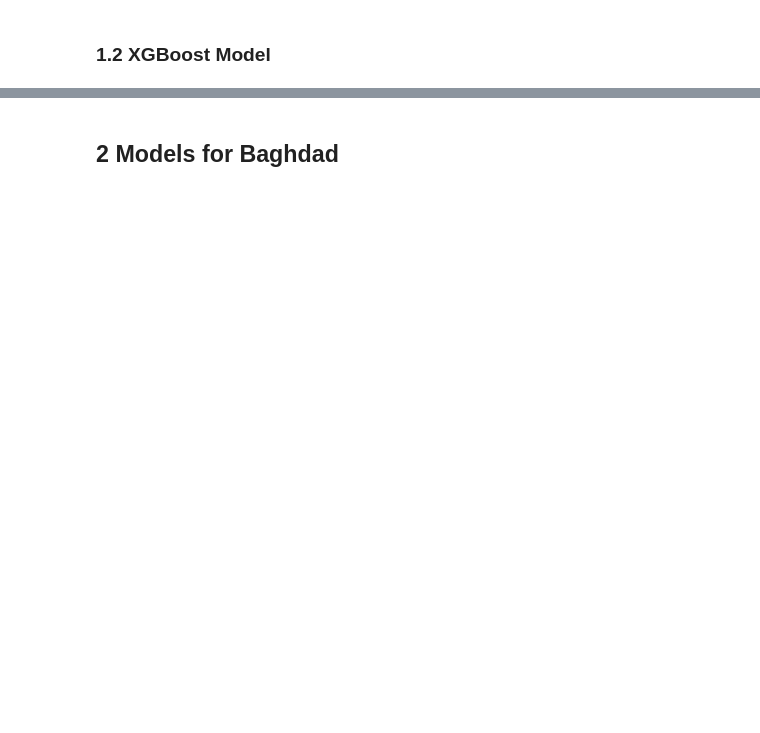
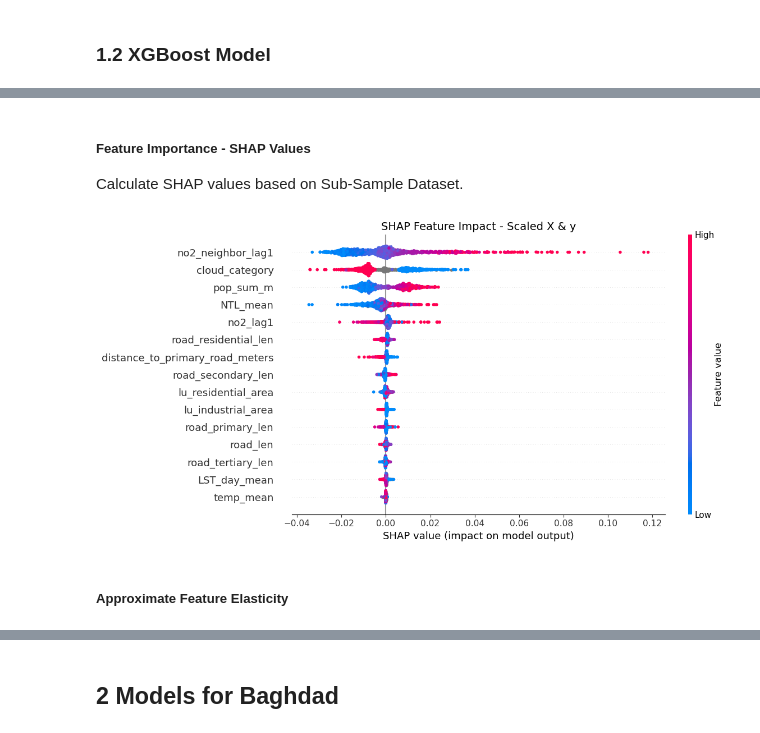
Before and after one commit to yixuan228/air-pollution-mobility-research-project, a Jupyter notebook: notebooks/4_air_pollution_model.ipynb, the cells around one changed output, grey strips where cells are left out. Cells and saved outputs as stored; diff of their text form; code cells hidden in the pictures; blank space fills up the shorter version.

```diff
--- a/notebooks/4_air_pollution_model.ipynb
+++ b/notebooks/4_air_pollution_model.ipynb
@@ -608,16 +766,0 @@ print("R square:", r2)
-# %%
-from sklearn.model_selection import GridSearchCV
-from xgboost import XGBRegressor
-
-xgb_model = XGBRegressor()
-param_grid = {
-    'max_depth': [4, 6, 8],
-    'learning_rate': [0.01, 0.05, 0.1],
-    'subsample': [0.7, 0.9],
-    'colsample_bytree': [0.7, 0.9],
-    'n_estimators': [300]
-}
-
-grid_search = GridSearchCV(xgb_model, param_grid, scoring='r2', cv=5)
-grid_search.fit(X_train_scaled, y_train_scaled)
-print(grid_search.best_params_)
@@ -650,0 +767,30 @@ plot_xgb_feature_importance(bst, features)
+# %% [markdown]
+##### Feature Importance - SHAP Values
+
+Calculate SHAP values based on Sub-Sample Dataset.
+# %%
+import pandas as pd
+import numpy as np
+import matplotlib.pyplot as plt
+from sklearn.pipeline import Pipeline
+
+# Construct DataFrames for training and testing sets
+X_df        = pd.DataFrame(X_train_scaled, columns=features)
+X_test_df   = pd.DataFrame(X_test_scaled, columns=X_df.columns)
+
+X_bg            = X_df.sample(n=min(1000, len(X_df)), random_state=42)
+X_test_sample   = X_test_df.sample(n=min(1000, len(X_test_df)), random_state=42)
+
+# Visualize SHAP values on sampled data
+explainer, shap_exp = explain_shap_xgb(
+    best_model_xgb,
+    X_bg,
+    X_test_sample,
+    max_display=15,
+    clip_range=(-1, 1),
+    plot_title="SHAP Feature Impact - Scaled X & y"
+)
+# %% [output]
+[figure, added]
+# %% [markdown]
+##### Approximate Feature Elasticity
```
Also changed, not shown: parts of 132 cells of this notebook, 1 other file.
